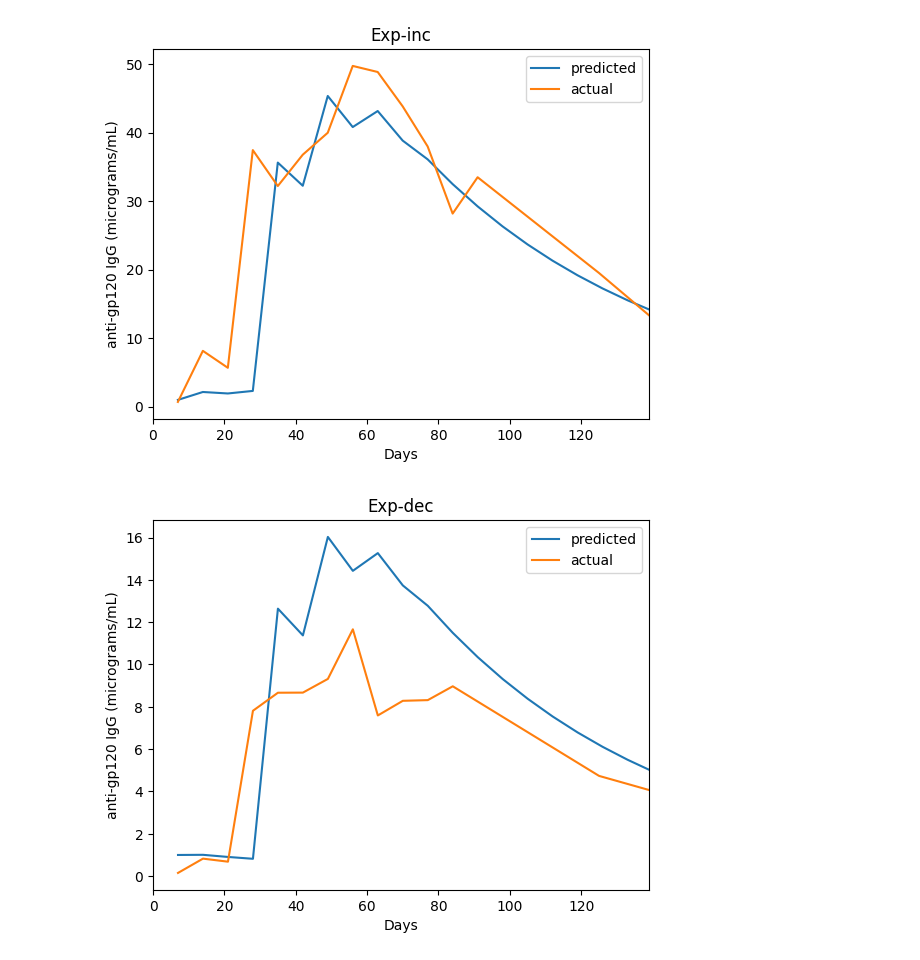
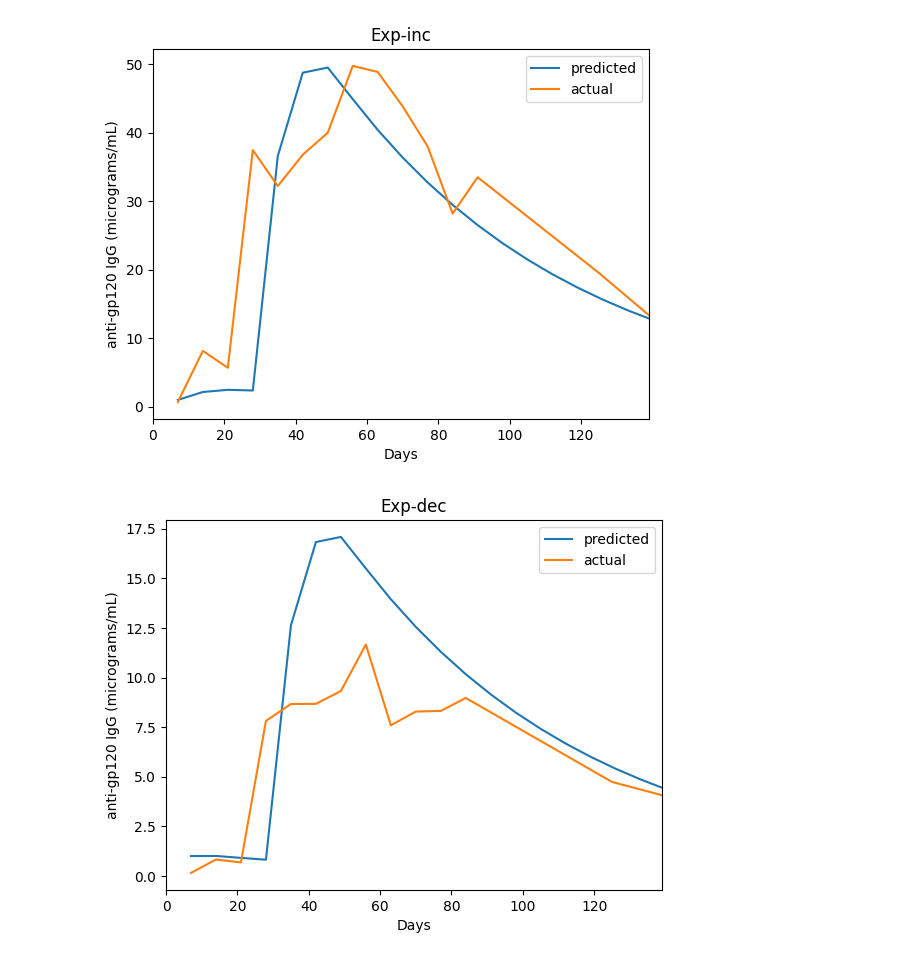
Before and after one commit to Azhou2023/TAMDataAnalysis, a Jupyter notebook: visualizations.ipynb, the cells around one changed output. Drawn from its saved outputs; the diff is of its cells as text; code cells hidden in the pictures.

```diff
--- a/visualizations.ipynb
+++ b/visualizations.ipynb
@@ -18,6 +18,7 @@ for index, value in data.items():
         schemeAverages[index[0]][index[1]] = value
     else:
         schemeAverages[index[0]] = pd.Series(data=value, index=[index[1]])
+total_rsquared = 0
 for scheme, series in schemeAverages.items():
     plt.xlabel("Days")
     plt.ylabel("anti-gp120 IgG (micrograms/mL)")
@@ -35,11 +36,13 @@ for scheme, series in schemeAverages.items():
         rss+=math.pow(y-regression_y[i], 2)
         tss+=math.pow(y-ymean, 2)
     rsquared = 1 - (rss/tss)
+    total_rsquared += rsquared
     print("R-squared: "+str(rsquared))
 
     plt.plot(regression_x, regression_y)
     plt.plot(schemeAverages[scheme], color=(random.random(), random.random(), random.random()))
     plt.show()
+print(total_rsquared/8)
 # %% [output]
 5.6540948 + 1.50586691·T₁((-1.10606061 + 0.01515152x)) -
 3.83566583·T₂((-1.10606061 + 0.01515152x))
@@ -118,36 +129,34 @@ dosages = {"Exp-inc": exp_inc_dosage, "Exp-dec":exp_dec_dosage,
             "Constant": constant_dosage, "Bolus": bolus21_dosage,
             "Boost d28": bolus28_dosage, "Exp Increase 2wk": exp_inc_2wk_dosage,
             "Exp Boost":bolus_prime_exp_inc_boost_dosage, "Exp Prime/Boost": exp_inc_prime_and_boost_dosage}
 
 def plot_dosages(dosage, concentrations):
     plt.plot(concentrations.keys(), concentrations.values(), label="predicted")
     plt.plot(schemeAverages[dosage], label="actual")
     ax = plt.gca()
     ax.set_xlim([0, max(schemeAverages[dosage].keys())])
     plt.xlabel("Days")
     plt.ylabel("anti-gp120 IgG (micrograms/mL)")
     plt.title(dosage)
     plt.legend()
     plt.show()
 
 def differential_eq(dosage, J, L, P):
     weights = [math.pow(x, 2) for x in range(1, 150)]
     concentrations = {7: 1}
     derivatives = {}
     for i in range(7, 140, 7):
         weighted_dosage = 0
         for k in range(1, 8):
             weighted_dosage+=(dosages[dosage].get(i-k, 0)*weights[i-k])
-        prevDerivative = 0
-        if weighted_dosage==0:
-            prevDerivative = P*derivatives.get(i-2*7,0) if derivatives.get(i-2*7,0)>0 else 0
+        prevDerivative = P*derivatives.get(i-7,0) if derivatives.get(i-7,0)>0 else 0
         derivatives[i] = J*concentrations[i]*weighted_dosage - L*concentrations[i] + P*prevDerivative
         concentrations[i+7] = concentrations[i]+derivatives[i]
     return concentrations
 
 for dosage in dosages.keys():
-    concentrations = differential_eq(dosage, J=0.006, L=0.1, P=0.7)
+    concentrations = differential_eq(dosage, J=0.006, L=0.1, P=0.68)
     plot_dosages(dosage, concentrations)
 # %% [output]
-[figure, old version]
+[figure, new version]
-[figure, old version]
+[figure, new version]
```
Also changed, not shown: parts of 7 cells of this notebook, 2 other files.
